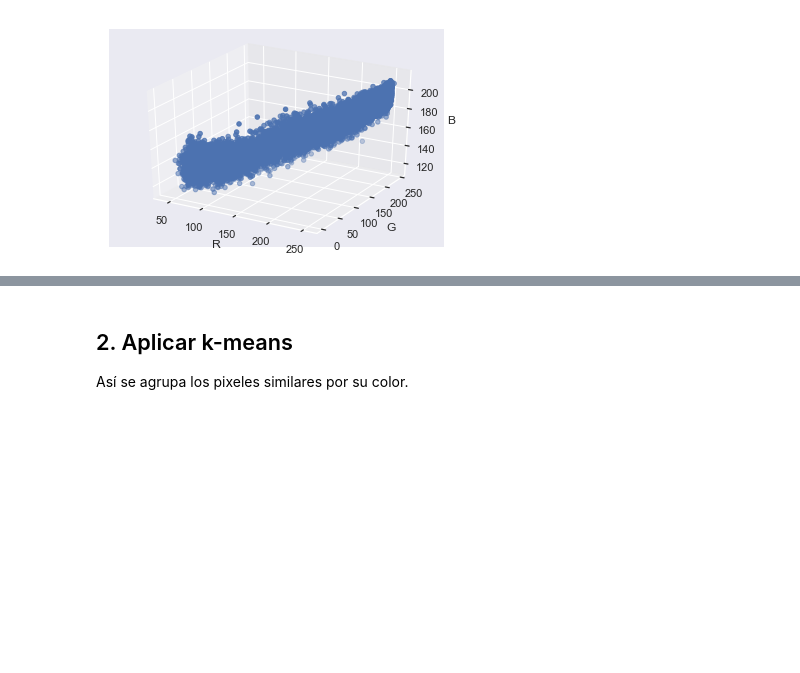
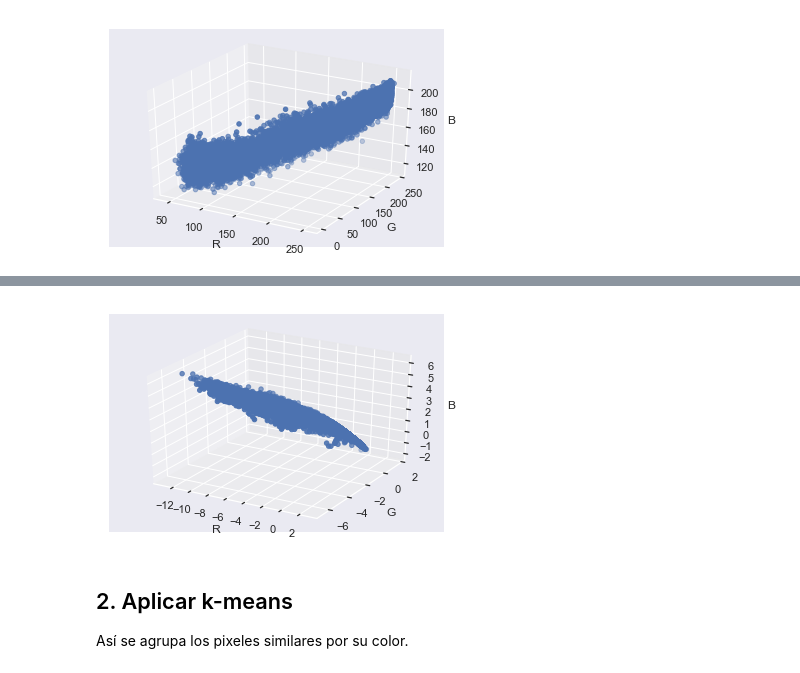
Before and after one commit to juanksRuiz/Machine_Learning, a Jupyter notebook: Proyectos/Proyectos Taller I/Clustering/Clustering II Cells/proy1_Clustering_2__ML_JuanCamiloRuiz.ipynb, the cells around one changed output, grey strips where cells are left out. Saved outputs shown, nothing was run; the diff lists cells and outputs as text; code cells hidden in the pictures; blank space fills up the shorter version.

```diff
--- a/Proyectos/Proyectos Taller I/Clustering/Clustering II Cells/proy1_Clustering_2__ML_JuanCamiloRuiz.ipynb
+++ b/Proyectos/Proyectos Taller I/Clustering/Clustering II Cells/proy1_Clustering_2__ML_JuanCamiloRuiz.ipynb
@@ -84,3 +169,9 @@ scatter_3d(X[:,0],X[:,1],X[:,2])
+# %%
+X_ns = scale(X_norm)
+# %%
+scatter_3d(X_ns[:,0],X_ns[:,1],X_ns[:,2])
+# %% [output]
+[figure, added]
 # %% [markdown]
 ## 2. Aplicar k-means
 Así se agrupa los pixeles similares por su color.
```
Also changed, not shown: parts of 17 cells of this notebook, 9 other files.
